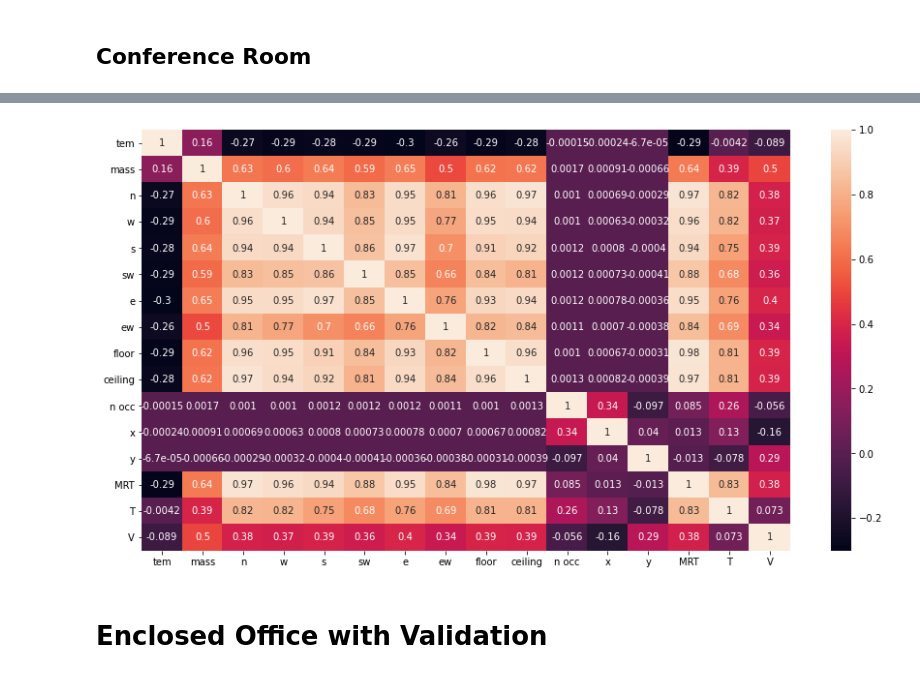
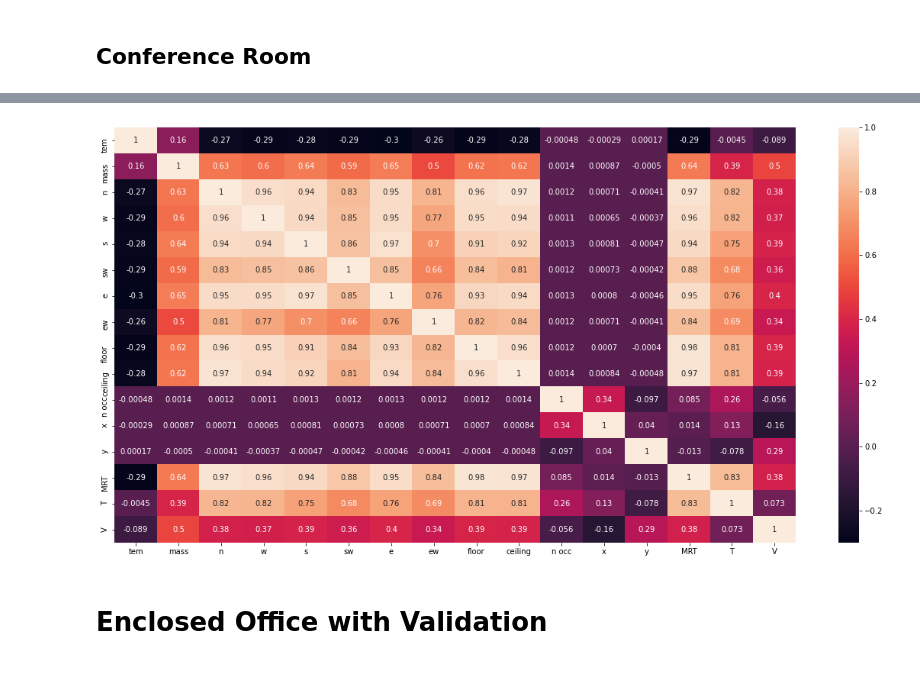
Before and after one commit to ngkhiem97/airflow-2, a Jupyter notebook: notebooks/eda.ipynb, the cells around one changed output, grey strips where cells are left out. Cells and saved outputs as stored; diff of their text form; code cells hidden in the pictures.

```diff
--- a/notebooks/eda.ipynb
+++ b/notebooks/eda.ipynb
@@ -8,8 +8,8 @@ import pandas as pd
 
 data_dir = '../data/preprocessed/'
 
-# Concatenate dataframes' columns
-df = pd.read_csv(data_dir + 'conference_room.csv')
-
-df.head(10)
+# Load dataframe
+df_conference_room = pd.read_csv(data_dir + 'conference_room.csv')
+df_conference_room.drop(['index'], axis=1, inplace=True)
+df_conference_room.head(10)
 # %% [output]
@@ -52,11 +36,14 @@ array([[<AxesSubplot:title={'center':'tem'}>,
 # %%
 import seaborn as sn
 
-corrMatrix = df.corr()
-plt.figure(figsize = (15,8))
-sn.heatmap(corrMatrix, annot=True)
+# Show features' correlation graph
+corrMatrix = df_conference_room.corr()
+plt.figure(figsize = (20,10))
+svm = sn.heatmap(corrMatrix, annot=True)
+fig = svm.get_figure()
 plt.show()
+fig.savefig('../figures/heatmap_conference_room.png')
 # %% [output]
-[figure, old version]
+[figure, new version]
 # %% [markdown]
 # Enclosed Office with Validation
```
Also changed, not shown: parts of 13 cells of this notebook, 10 other files.
